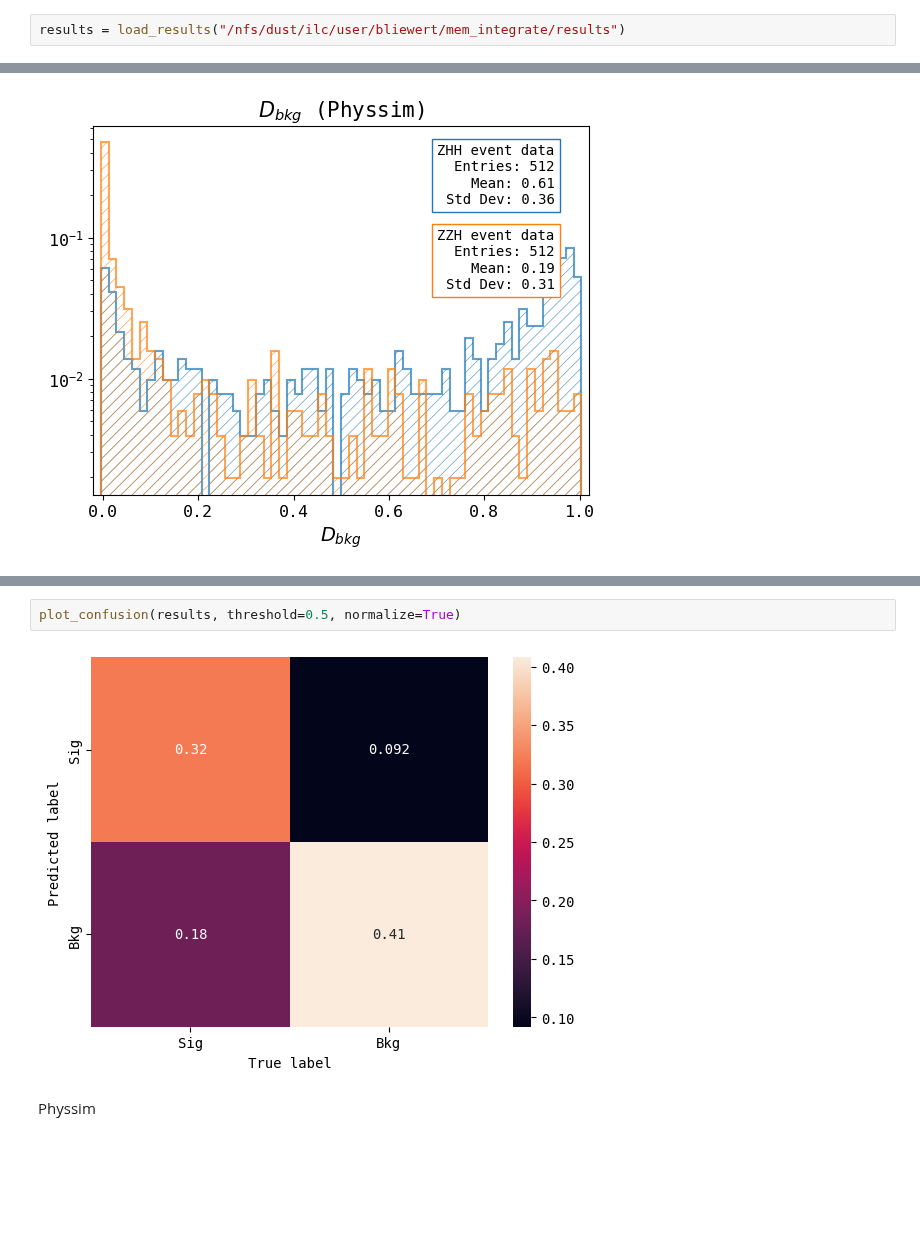
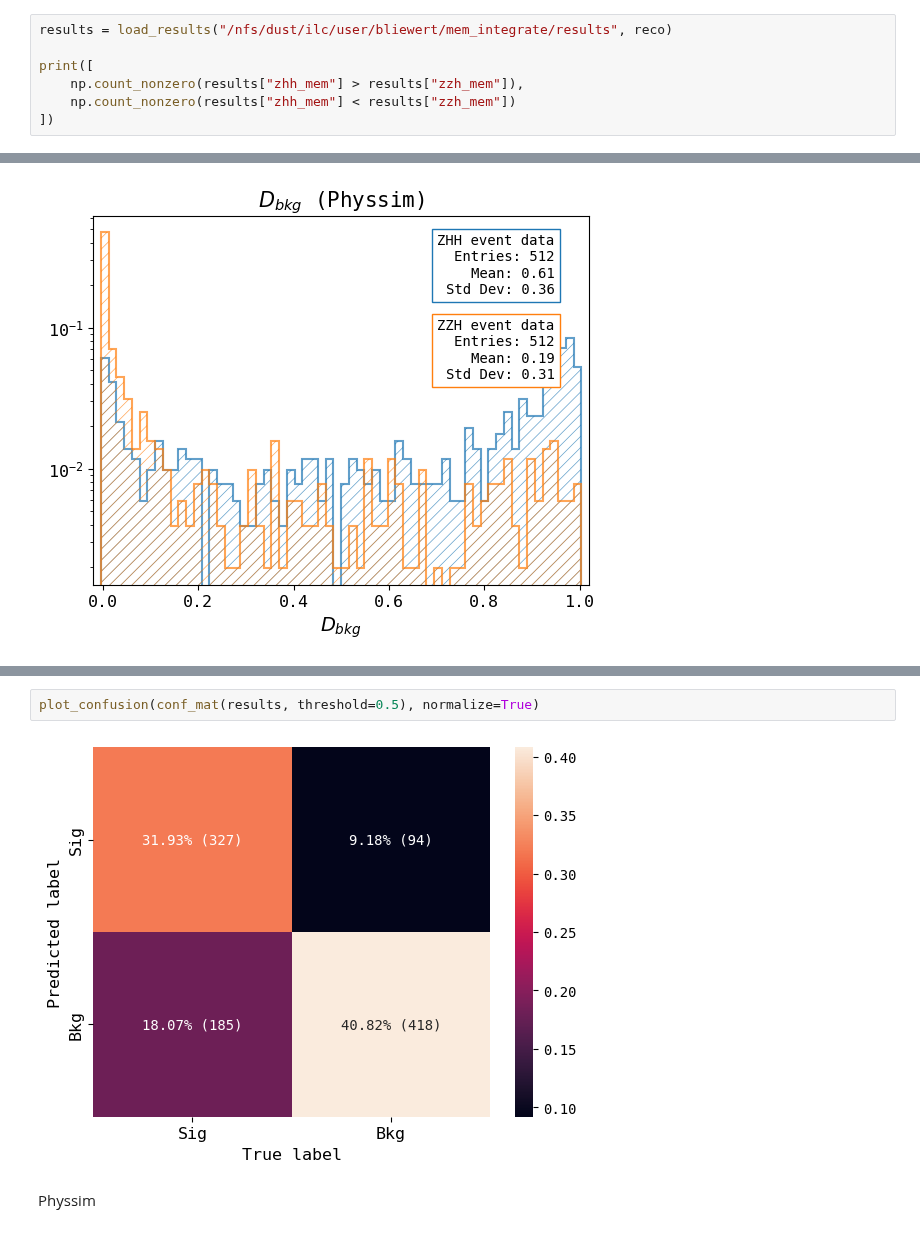
Before and after one commit to nVentis/MEM_HEP, a Jupyter notebook: results/mem_sep.ipynb, the cells around one changed output, grey strips where cells are left out. Drawn from its saved outputs; the diff is of its cells as text; blank space fills up the shorter version.

```diff
--- a/results/mem_sep.ipynb
+++ b/results/mem_sep.ipynb
@@ -115,4 +12,9 @@ print([
 # %% [markdown]
 Physsim + SEP_TF
 # %%
-results = load_results("/nfs/dust/ilc/user/bliewert/mem_integrate/results")
+results = load_results("/nfs/dust/ilc/user/bliewert/mem_integrate/results", reco)
+
+print([
+    np.count_nonzero(results["zhh_mem"] > results["zzh_mem"]),
+    np.count_nonzero(results["zhh_mem"] < results["zzh_mem"])
+])
@@ -125,9 +29,9 @@ plot_confusion(conf_mat(results, threshold=best_ts(results)), normalize=True)
 # %% [output]
 [figure]
 # %%
-plot_confusion(results, threshold=0.5, normalize=True)
+plot_confusion(conf_mat(results, threshold=0.5), normalize=True)
 # %% [output]
-[figure, old version]
+[figure, new version]
 # %% [markdown]
 Physsim
 # %%
```
Also changed, not shown: parts of 7 cells of this notebook, 2 other files.
